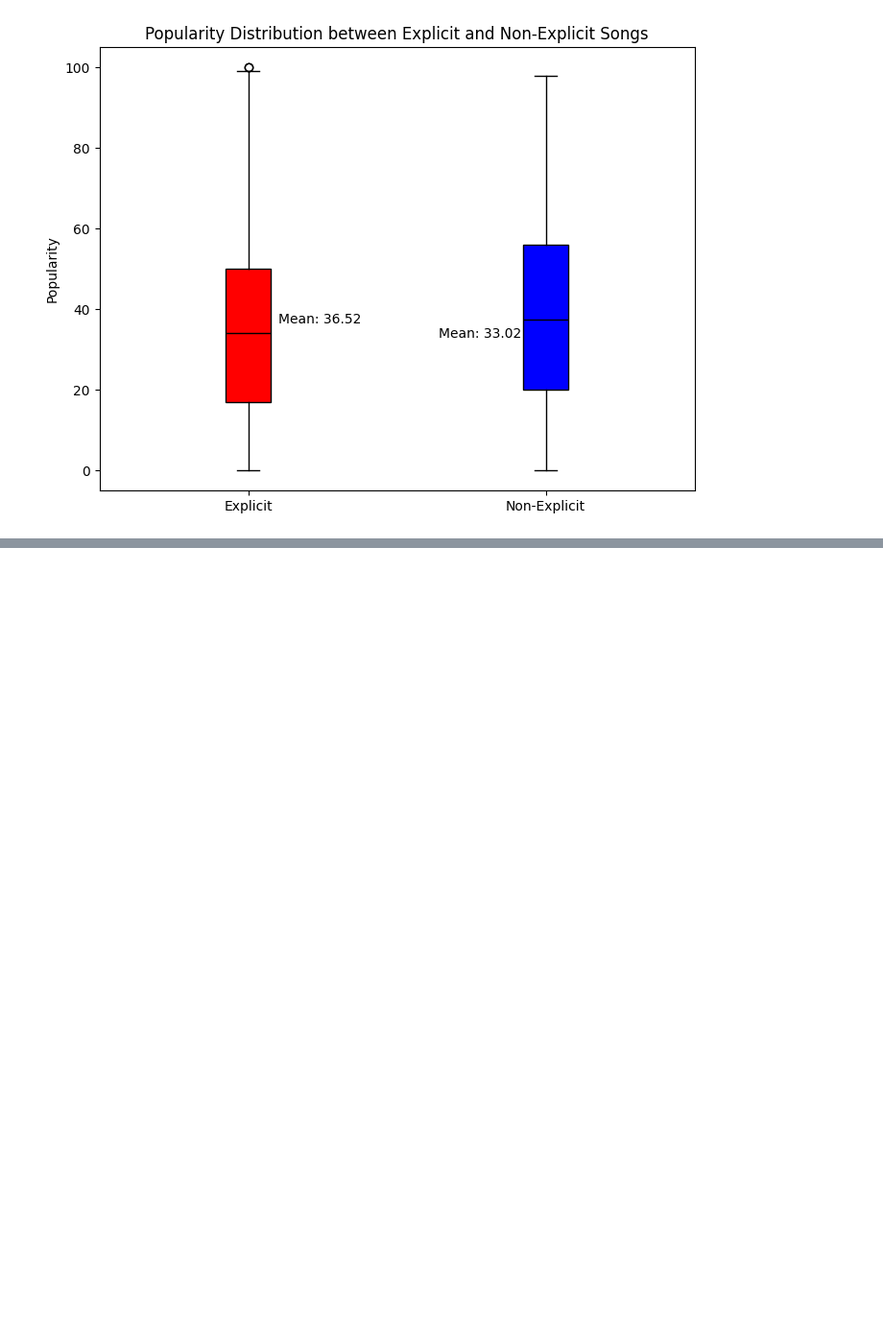
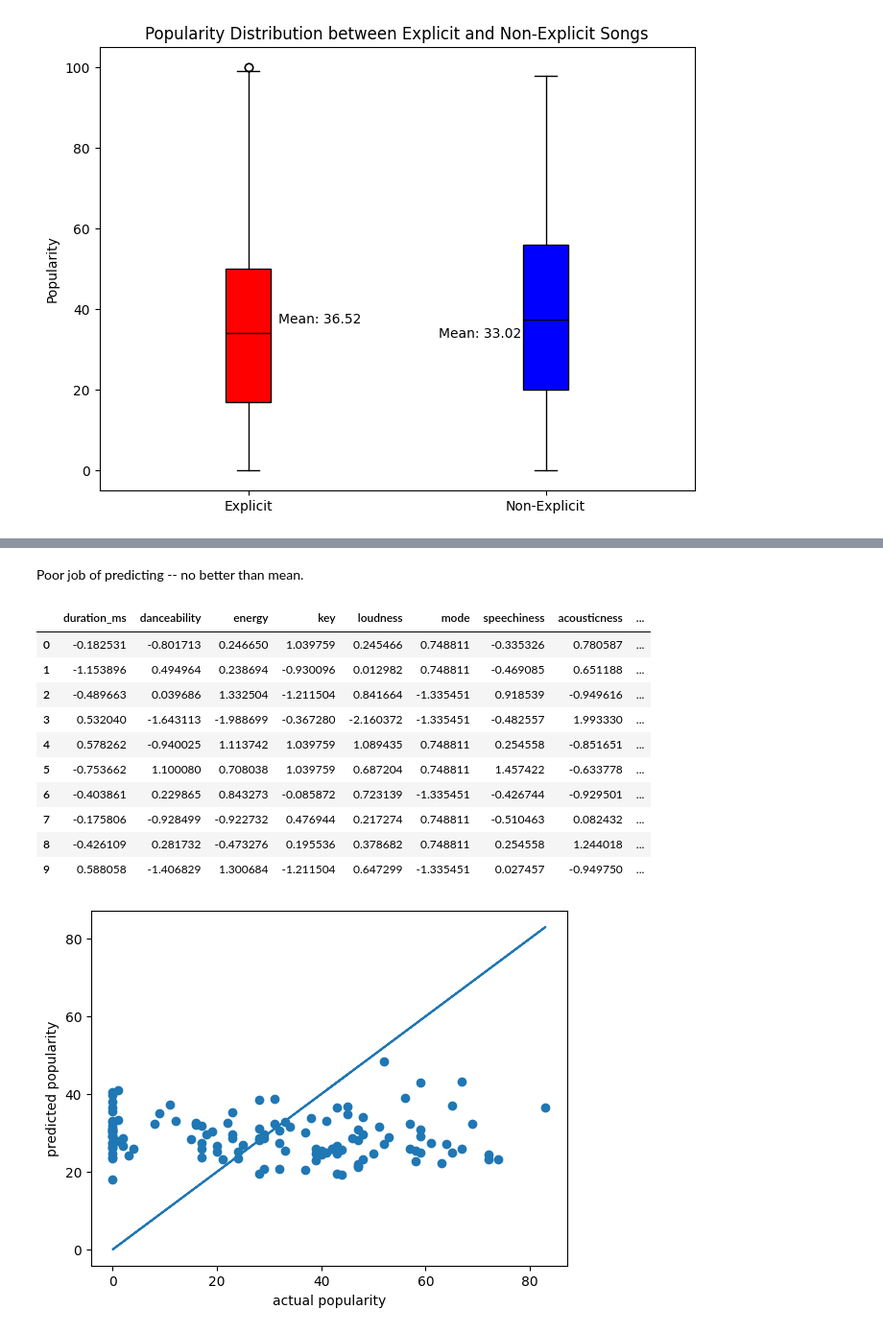
Before and after one commit to NandhuPillai/CMSC320-Final-Project, a Jupyter notebook: Checkpoint_2.ipynb, the cells around one changed output, grey strips where cells are left out. Shown at 96% size. Cells and saved outputs as stored; diff of their text form; code cells hidden in the pictures; blank space fills up the shorter version.

```diff
--- a/Checkpoint_2.ipynb
+++ b/Checkpoint_2.ipynb
@@ -620,0 +889,39 @@ plt.show()
+# %% [markdown]
+Poor job of predicting -- no better than mean.
+# %%
+#Visualize the model accuracy with some predictions
+sample, target = next(iter(test_loader))
+sample = sample.to(device)
+preds = model(sample)
+
+sample = sample.cpu().numpy()
+target = target.cpu().numpy()
+preds = preds.cpu().detach().numpy()
+
+sample_df = pd.DataFrame(sample, columns= X.columns)
+target_df = pd.DataFrame(target, columns= ['popularity'])
+preds_df = pd.DataFrame(preds, columns= ['predicted_popularity'])
+
+sample_df = sample_df.merge(target_df, left_index=True, right_index=True)
+sample_df = sample_df.merge(preds_df, left_index=True, right_index=True)
+
+display(sample_df.head(10))
+
+plt.scatter(target, preds)
+plt.xlabel('actual popularity')
+plt.ylabel('predicted popularity')
+plt.plot(target, target)
+plt.show()
+# %% [output]
+|  | duration_ms | danceability | energy | key | loudness | mode | speechiness | acousticness | ... |
+| 0 | -0.182531 | -0.801713 | 0.246650 | 1.039759 | 0.245466 | 0.748811 | -0.335326 | 0.780587 | ... |
+| 1 | -1.153896 | 0.494964 | 0.238694 | -0.930096 | 0.012982 | 0.748811 | -0.469085 | 0.651188 | ... |
+| 2 | -0.489663 | 0.039686 | 1.332504 | -1.211504 | 0.841664 | -1.335451 | 0.918539 | -0.949616 | ... |
+| 3 | 0.532040 | -1.643113 | -1.988699 | -0.367280 | -2.160372 | -1.335451 | -0.482557 | 1.993330 | ... |
+| 4 | 0.578262 | -0.940025 | 1.113742 | 1.039759 | 1.089435 | 0.748811 | 0.254558 | -0.851651 | ... |
+| 5 | -0.753662 | 1.100080 | 0.708038 | 1.039759 | 0.687204 | 0.748811 | 1.457422 | -0.633778 | ... |
+| 6 | -0.403861 | 0.229865 | 0.843273 | -0.085872 | 0.723139 | -1.335451 | -0.426744 | -0.929501 | ... |
+| 7 | -0.175806 | -0.928499 | -0.922732 | 0.476944 | 0.217274 | 0.748811 | -0.510463 | 0.082432 | ... |
+| 8 | -0.426109 | 0.281732 | -0.473276 | 0.195536 | 0.378682 | 0.748811 | 0.254558 | 1.244018 | ... |
+| 9 | 0.588058 | -1.406829 | 1.300684 | -1.211504 | 0.647299 | -1.335451 | 0.027457 | -0.949750 | ... |
+[figure, added]
```
Also changed, not shown: parts of 10 cells of this notebook.
